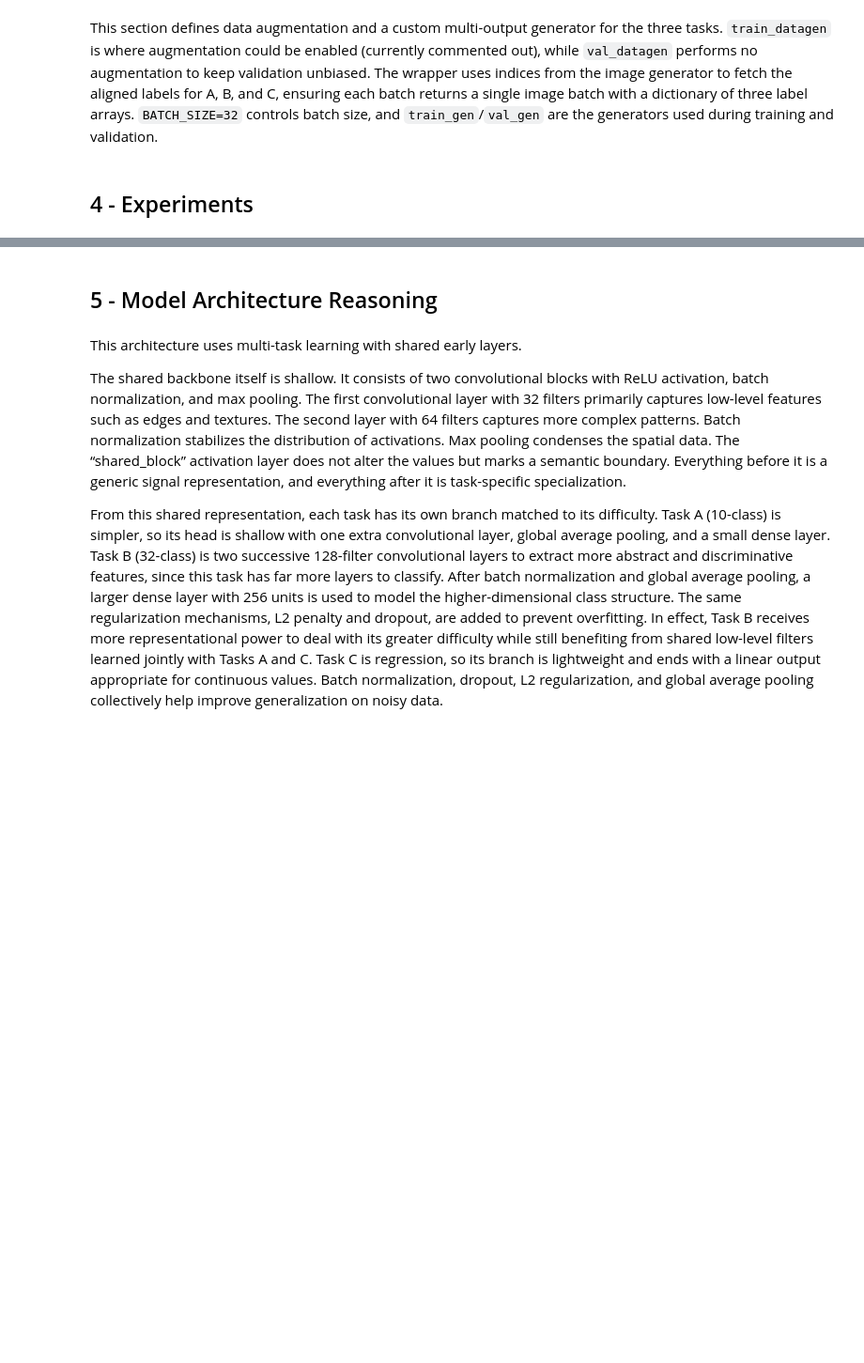
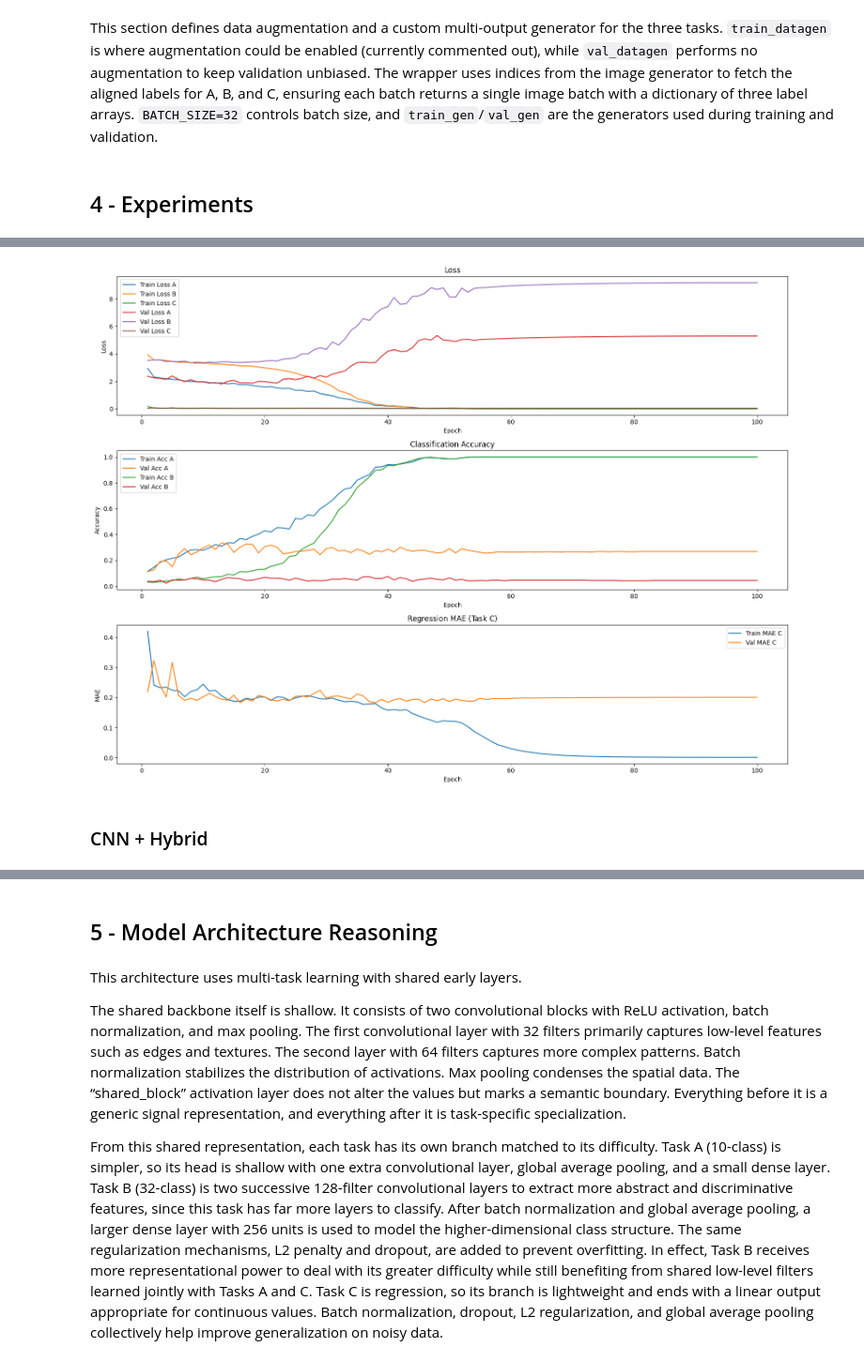
Before and after one commit to cuducquang/Deep-Learning, a Jupyter notebook: submission_s4021255_s3978616.ipynb, the cells around one changed output, grey strips where cells are left out. Shown at 94% size. Cells and saved outputs as stored; diff of their text form; code cells hidden in the pictures; blank space fills up the shorter version.

```diff
--- a/submission_s4021255_s3978616.ipynb
+++ b/submission_s4021255_s3978616.ipynb
@@ -489,0 +779,5 @@ This section defines data augmentation and a custom multi-output generator for t
+# %%
+optimizer = torch.optim.Adam(
+    filter(lambda p: p.requires_grad, model.parameters()),
+    lr=1e-3
+)
@@ -489,0 +831,15 @@ This section defines data augmentation and a custom multi-output generator for t
+# %%
+EPOCHS = 100
+
+scheduler = torch.optim.lr_scheduler.SequentialLR(
+    optimizer,
+    schedulers=[
+        torch.optim.lr_scheduler.LinearLR(
+            optimizer, start_factor=0.1, total_iters=10
+        ),
+        torch.optim.lr_scheduler.CosineAnnealingLR(
+            optimizer, T_max=EPOCHS - 10
+        )
+    ],
+    milestones=[10]
+)
@@ -489,0 +908,46 @@ This section defines data augmentation and a custom multi-output generator for t
+# %%
+import matplotlib.pyplot as plt
+
+epochs = range(1, EPOCHS + 1)
+
+plt.figure(figsize=(16, 12))
+
+# Loss
+plt.subplot(3, 1, 1)
+plt.plot(epochs, train_losses_A, label='Train Loss A')
+plt.plot(epochs, train_losses_B, label='Train Loss B')
+plt.plot(epochs, train_losses_C, label='Train Loss C')
+plt.plot(epochs, val_losses_A, label='Val Loss A')
+plt.plot(epochs, val_losses_B, label='Val Loss B')
+plt.plot(epochs, val_losses_C, label='Val Loss C')
+plt.title('Loss')
+plt.xlabel('Epoch')
+plt.ylabel('Loss')
+plt.legend()
+
+# Accuracy A & B
+plt.subplot(3, 1, 2)
+plt.plot(epochs, train_accA_list, label='Train Acc A')
+plt.plot(epochs, val_accA_list, label='Val Acc A')
+plt.plot(epochs, train_accB_list, label='Train Acc B')
+plt.plot(epochs, val_accB_list, label='Val Acc B')
+plt.title('Classification Accuracy')
+plt.xlabel('Epoch')
+plt.ylabel('Accuracy')
+plt.legend()
+
+# MAE C
+plt.subplot(3, 1, 3)
+plt.plot(epochs, train_maeC_list, label='Train MAE C')
+plt.plot(epochs, val_maeC_list, label='Val MAE C')
+plt.title('Regression MAE (Task C)')
+plt.xlabel('Epoch')
+plt.ylabel('MAE')
+plt.legend()
+
+plt.tight_layout()
+plt.show()
+# %% [output]
+[figure, added]
+# %% [markdown]
+### CNN + Hybrid
```
Also changed, not shown: parts of 52 cells of this notebook.
